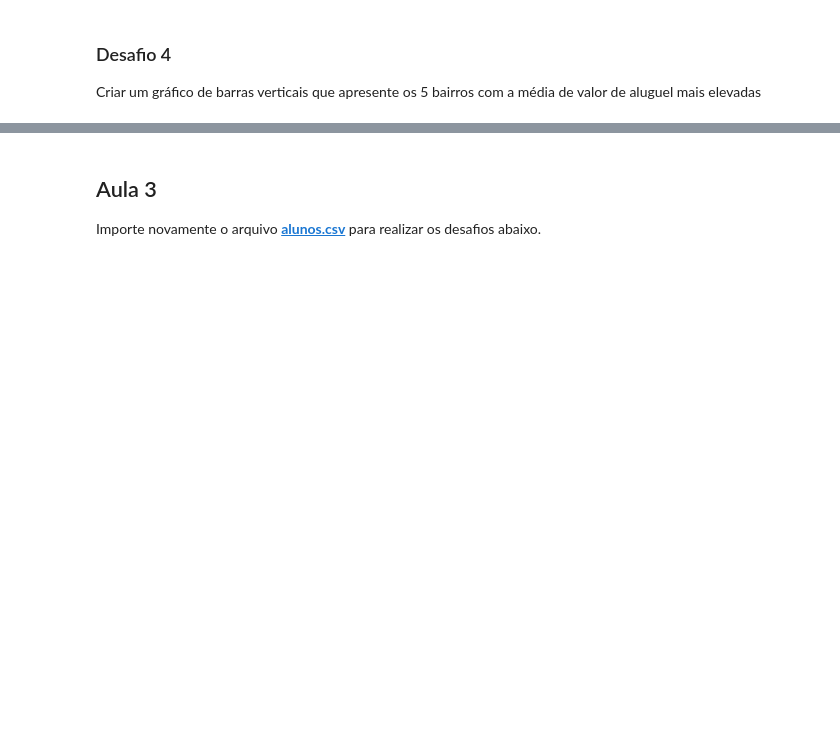
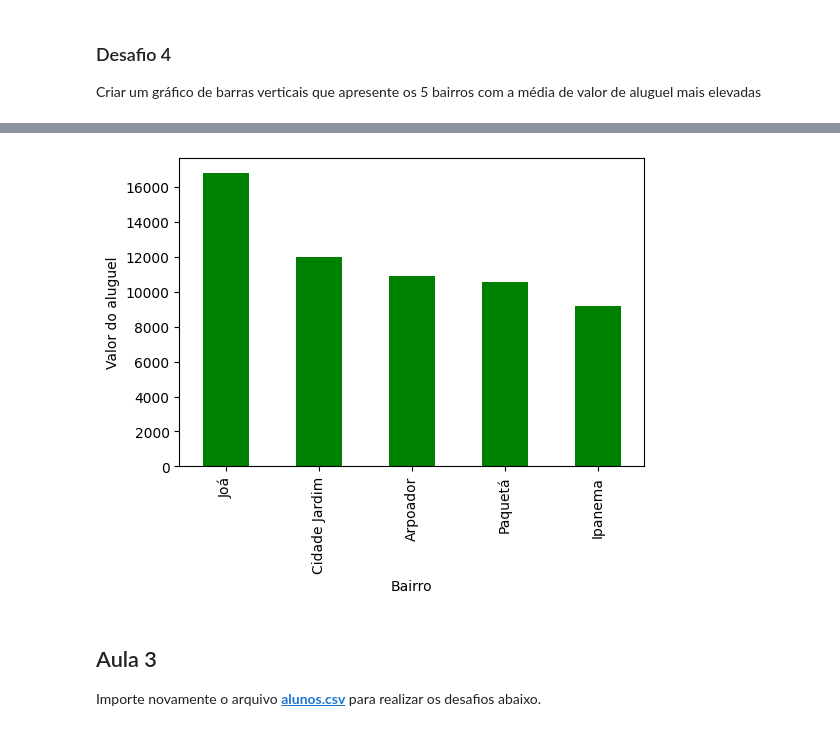
Before and after one commit to KelvynAmaral/jornada_pandas, a Jupyter notebook: notebooks/desafios.ipynb, the cells around one changed output, grey strips where cells are left out. Drawn from its saved outputs; the diff is of its cells as text; code cells hidden in the pictures; blank space fills up the shorter version.

```diff
--- a/notebooks/desafios.ipynb
+++ b/notebooks/desafios.ipynb
@@ -198,3 +246,11 @@ Criar um gráfico de barras verticais que apresente os 5 bairros com a média de
+# %%
+media_aluguel_elevado.head(5).plot(kind='bar', figsize=(6,4), color='green')
+plt.xlabel('Bairro')
+plt.ylabel('Valor do aluguel')
+plt.title = 'Média de valor de aluguel mais elevadas por bairro'
+plt.show()
+# %% [output]
+[figure, added]
 # %% [markdown]
 ## Aula 3
 
```
Also changed, not shown: parts of 12 cells of this notebook.
